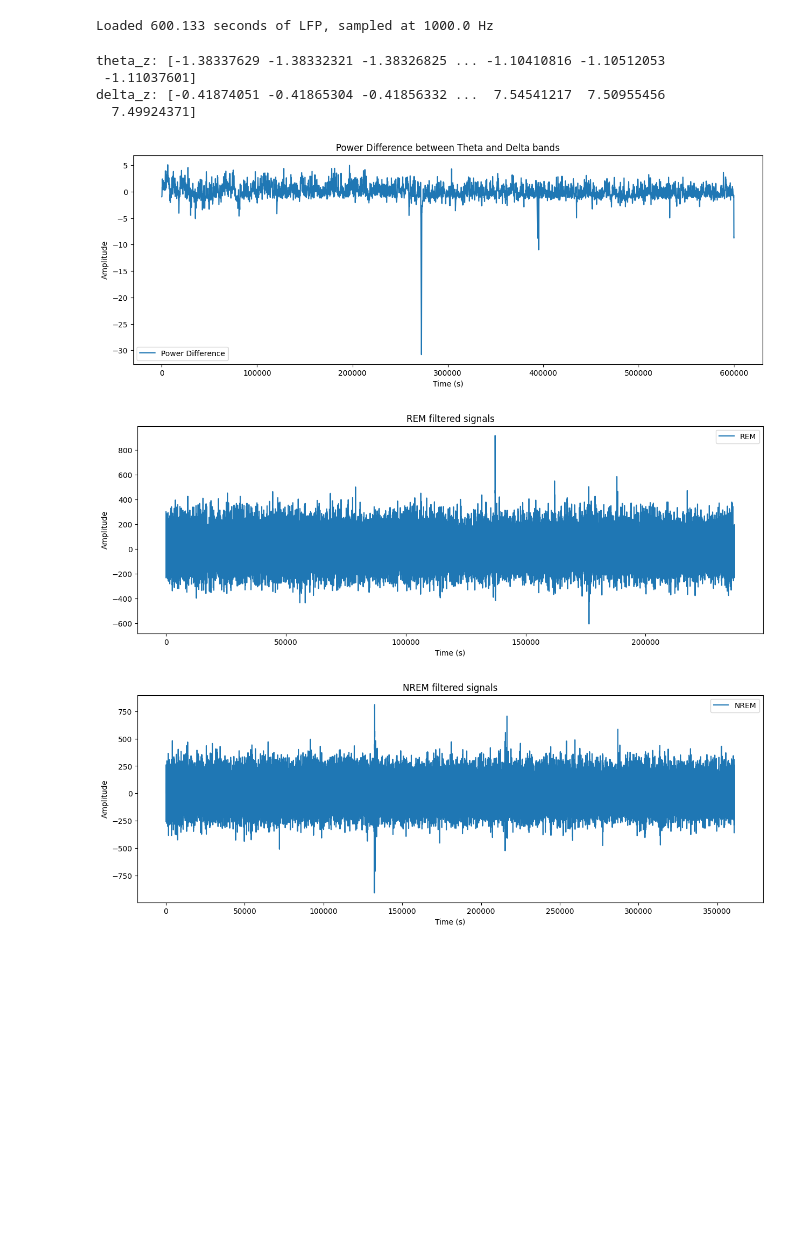
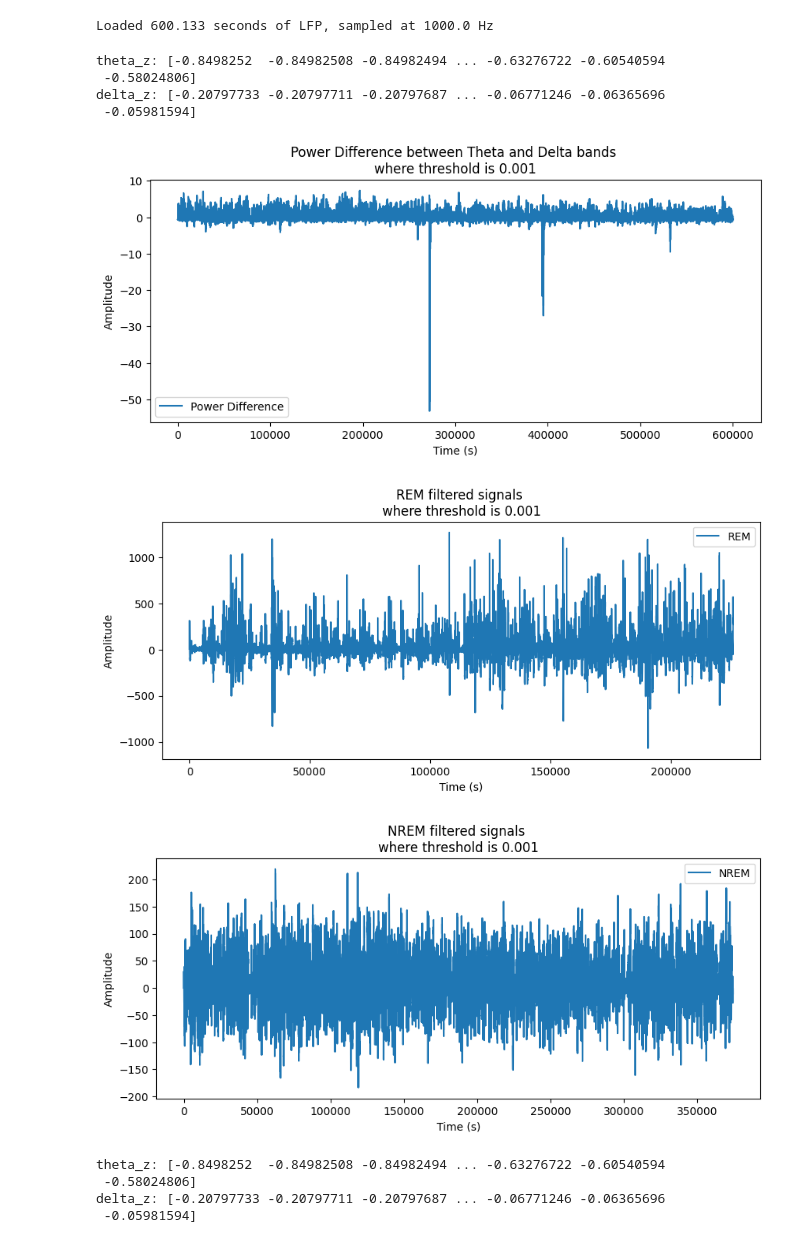
Before and after one commit to Emiel-Nagel/Neuro-Analysis-Assignments, a Jupyter notebook: neural-data-master/neural-data-master/01-local_field_potential/exercises.ipynb, the cells around one changed output. Saved outputs shown, nothing was run; the diff lists cells and outputs as text; code cells hidden in the pictures; blank space fills up the shorter version.

```diff
--- a/neural-data-master/neural-data-master/01-local_field_potential/exercises.ipynb
+++ b/neural-data-master/neural-data-master/01-local_field_potential/exercises.ipynb
@@ -21,5 +27,5 @@ Error:
 # %%
-data_path = r"D:\Study\AI - Neuro-Analysis\Neuro-Analysis-Assignments\neural-data-master\neural-data-master\01-local_field_potential\data\moving_lfp.pickle"
+data_path = DIRPATH + "\\01-local_field_potential\\data\\moving_lfp.pickle"
 with open(data_path, "rb") as f:
     moving_lfp_data = pickle.load(f)
 
@@ -142,7 +151,7 @@ In this exercise we will use the tools we learned about to detect and inspect th
 - Plot examples of REM vs nREM lfp signals (wideband filtered betw. 1 and 200 Hz to get rid of some of the noise).
 - Explore how changing the threshold affects the amount of REM sleep detected.
 # %%
-data_path = r"D:\Study\AI - Neuro-Analysis\Neuro-Analysis-Assignments\neural-data-master\neural-data-master\01-local_field_potential\data\moving_lfp.pickle"
+data_path = DIRPATH + "\\01-local_field_potential\\data\\moving_lfp.pickle"
 with open(data_path, "rb") as f:
     moving_lfp_data = pickle.load(f)
 
@@ -152,8 +161,8 @@ print(f'Loaded {len(lfp)/sampling_rate} seconds of LFP, sampled at {sampling_rat
 # %% [output]
 Loaded 600.133 seconds of LFP, sampled at 1000.0 Hz
 # %%
-def apply_filter(signal, range, filter_order=5):
-    filter = butter(filter_order, range,
+def apply_filter(signal, freq_range, filter_order=5):
+    filter = butter(filter_order, freq_range,
                     btype='band',
                     output='sos',
                     fs=sampling_rate)
@@ -164,7 +173,7 @@ def instantaneous_power(signal, sampling_rate, low_f, high_f):
     signal = signal - np.mean(signal)  # remove DC component
 
     frequencies = np.linspace(low_f, high_f, 50) / sampling_rate
-    wavelet = 'cmor1.0-1.0'
+    wavelet = 'gaus1'
     scales = scale2frequency(wavelet, frequencies)
     cwtmatr, _ = cwt(signal, wavelet=wavelet, scales=scales,
                     sampling_period=1.0/sampling_rate)
@@ -190,7 +199,7 @@ def wideband_filter(signal, lowcut=1, highcut=200, fs=sampling_rate, order=5):
     return sosfilt(filter, signal)
 # %%
 def plot(signal, label, title):
-    plt.figure(figsize=(15,5))
+    plt.figure(figsize=(10,4))
     plt.plot(signal, label=label)
     plt.title(title)
     plt.xlabel('Time (s)')
@@ -198,40 +207,45 @@ def plot(signal, label, title):
     plt.legend()
     plt.show()
 # %%
-rem_threshold = 0.2
+rem_thresholds = [0.001, 0.1, 0.2, 0.4, 1.0, 2.0, 4.0]
 
-theta_range = [6, 10]
-delta_range = [2, 4]
+for rem_threshold in rem_thresholds:
+    theta_range = [6, 10]
+    delta_range = [2, 4]
 
-theta_band = apply_filter(lfp, theta_range)
-delta_band = apply_filter(lfp, delta_range)
+    theta_band = apply_filter(lfp, theta_range)
+    delta_band = apply_filter(lfp, delta_range)
 
-theta_power = instantaneous_power(theta_band, sampling_rate, theta_range[0], theta_range[1])
-delta_power = instantaneous_power(delta_band, sampling_rate, delta_range[0], delta_range[1])
+    theta_power = instantaneous_power(theta_band, sampling_rate, theta_range[0], theta_range[1])
+    delta_power = instantaneous_power(delta_band, sampling_rate, delta_range[0], delta_range[1])
 
-theta_z = zscore(theta_power)
-delta_z = zscore(delta_power)
+    theta_z = zscore(theta_power)
+    delta_z = zscore(delta_power)
 
-print(f"theta_z: {theta_z}")
-print(f"delta_z: {delta_z}")
+    print(f"theta_z: {theta_z}")
+    print(f"delta_z: {delta_z}")
 
-power_difference = compute_power_difference(theta_z, delta_z)
-plot(power_difference, 'Power Difference', 'Power Difference between Theta and Delta bands')
+    power_difference = compute_power_difference(theta_z, delta_z)
+    plot(power_difference, 'Power Difference', f'Power Difference between Theta and Delta bands \nwhere threshold is {rem_threshold}')
 
-rem, nrem, rem_signal, nrem_signal = compute_rem(power_difference)
-snippit_len = 1000
-rem_lfp = lfp[rem == 1][snippit_len:]
-nrem_lfp = lfp[nrem == 1][snippit_len:]
-rem_filtered = wideband_filter(rem_lfp)
-nrem_filtered = wideband_filter(nrem_lfp)
+    rem, nrem, rem_signal, nrem_signal = compute_rem(power_difference, rem_threshold)
+    snippit_len = 1000
+    rem_lfp = np.where(rem==1)[0] #[snippit_len:]
+    nrem_lfp = np.where(nrem==1)[0] #[snippit_len:]
+    rem_filtered = wideband_filter(rem_lfp)
+    nrem_filtered = wideband_filter(nrem_lfp)
 
-plot(rem_filtered, 'REM', 'REM filtered signals')
-plot(nrem_filtered, 'NREM', 'NREM filtered signals')
+    plot(rem_filtered, 'REM', f'REM filtered signals \nwhere threshold is {rem_threshold}')
+    plot(nrem_filtered, 'NREM', f'NREM filtered signals \nwhere threshold is {rem_threshold}')
 # %% [output]
-theta_z: [-1.38337629 -1.38332321 -1.38326825 ... -1.10410816 -1.10512053
- -1.11037601]
-delta_z: [-0.41874051 -0.41865304 -0.41856332 ...  7.54541217  7.50955456
-  7.49924371]
+theta_z: [-0.8498252  -0.84982508 -0.84982494 ... -0.63276722 -0.60540594
+ -0.58024806]
+delta_z: [-0.20797733 -0.20797711 -0.20797687 ... -0.06771246 -0.06365696
+ -0.05981594]
-[figure, old version]
+[figure, new version]
-[figure, old version]
+[figure, new version]
-[figure, old version]
+[figure, new version]
+theta_z: [-0.8498252  -0.84982508 -0.84982494 ... -0.63276722 -0.60540594
+ -0.58024806]
+delta_z: [-0.20797733 -0.20797711 -0.20797687 ... -0.06771246 -0.06365696
+ -0.05981594]
```
Also changed, not shown: parts of 6 cells of this notebook, 1 other file.
